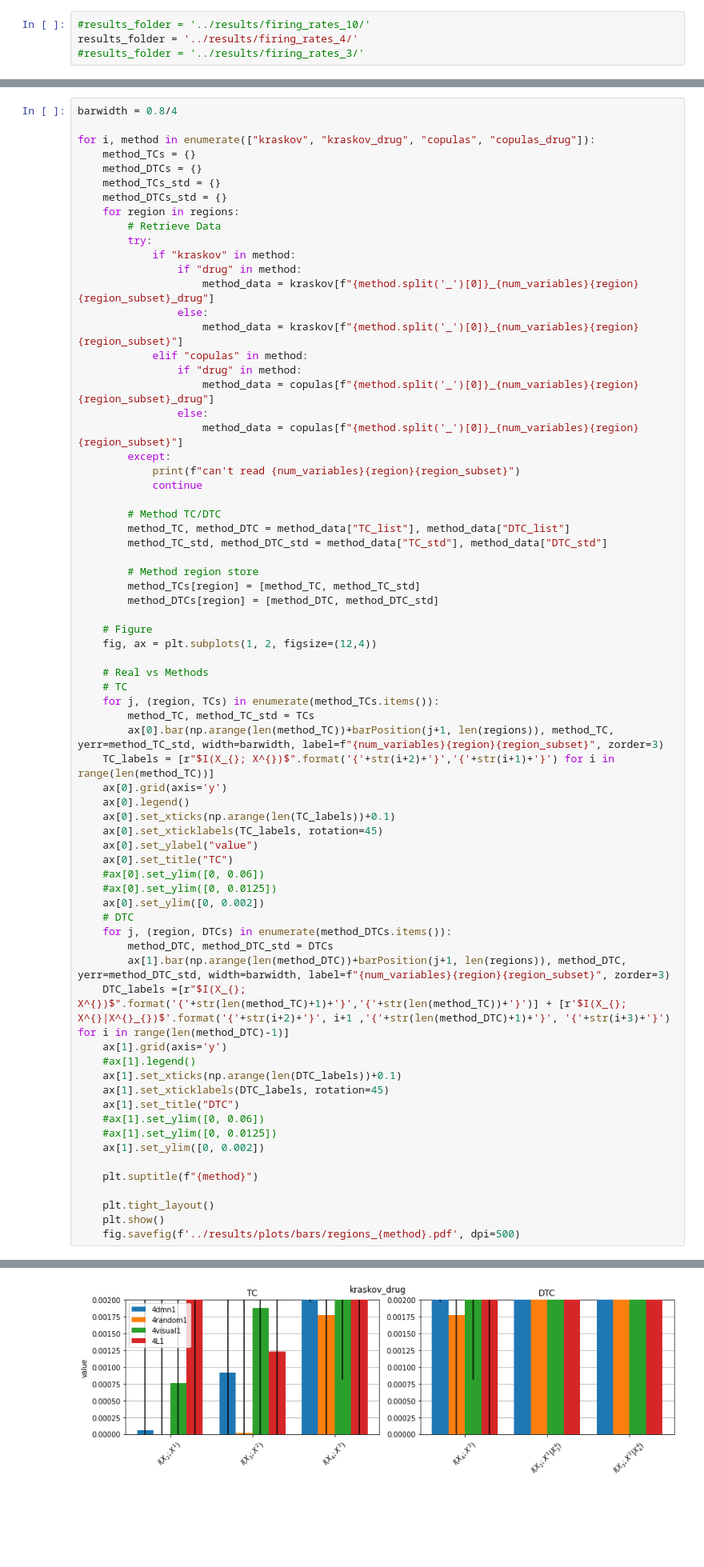
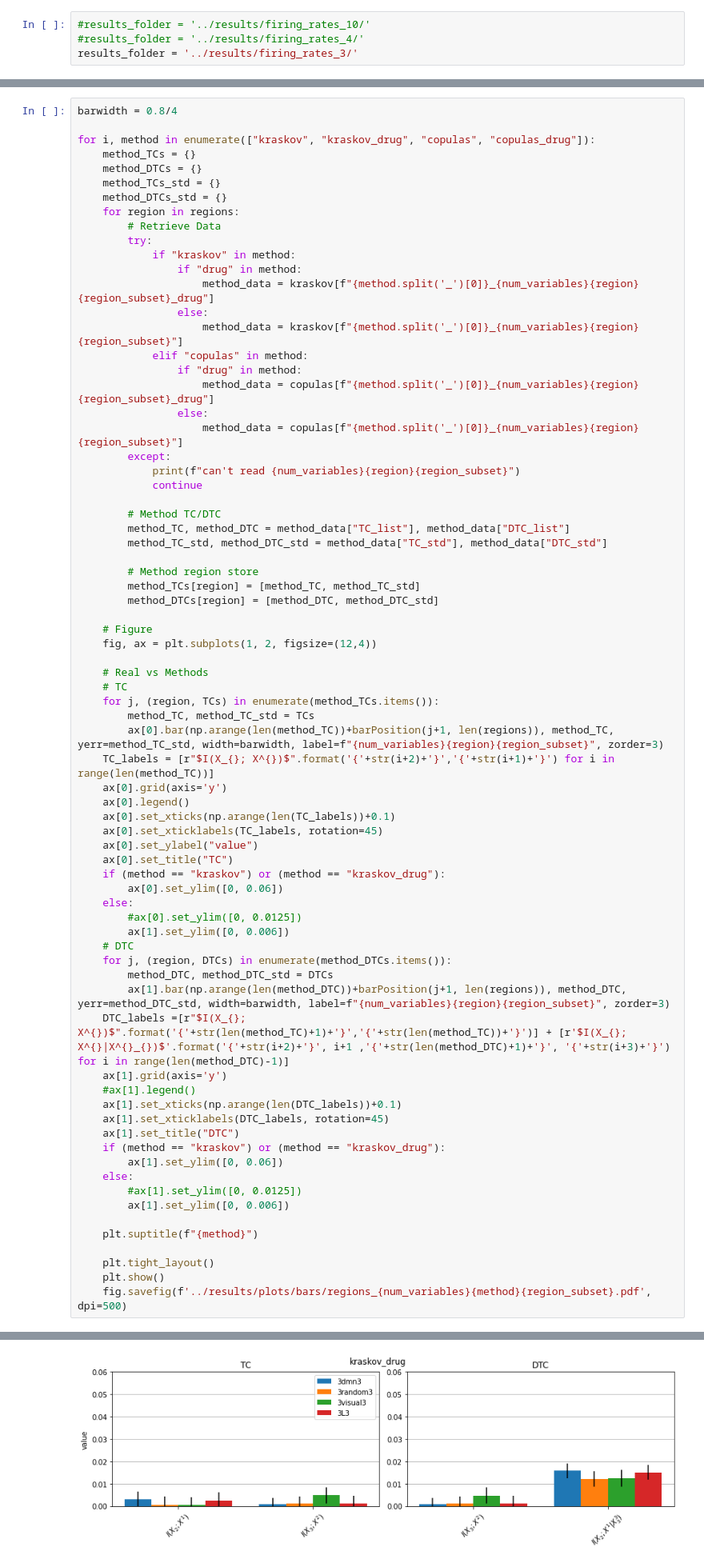
Before and after one commit to cjotade/whole-brain, a Jupyter notebook: src/MI_analysis_terms_DMF.ipynb, the cells around one changed output, grey strips where cells are left out. Shown: that part at 80% size. Saved outputs shown, nothing was run; the diff lists cells and outputs as text; blank space fills up the shorter version.

```diff
--- a/src/MI_analysis_terms_DMF.ipynb
+++ b/src/MI_analysis_terms_DMF.ipynb
@@ -4,6 +4,6 @@ import numpy as np
 import matplotlib.pyplot as plt
 # %%
 #results_folder = '../results/firing_rates_10/'
-results_folder = '../results/firing_rates_4/'
-#results_folder = '../results/firing_rates_3/'
+#results_folder = '../results/firing_rates_4/'
+results_folder = '../results/firing_rates_3/'
 # %%
@@ -211,9 +211,11 @@ for i, method in enumerate(["kraskov", "kraskov_drug", "copulas", "copulas_drug"
     ax[0].set_xticklabels(TC_labels, rotation=45)
     ax[0].set_ylabel("value")
     ax[0].set_title("TC")
-    #ax[0].set_ylim([0, 0.06])
-    #ax[0].set_ylim([0, 0.0125])
-    ax[0].set_ylim([0, 0.002])
+    if (method == "kraskov") or (method == "kraskov_drug"):
+        ax[0].set_ylim([0, 0.06])
+    else:
+        #ax[0].set_ylim([0, 0.0125])
+        ax[1].set_ylim([0, 0.006])
     # DTC
     for j, (region, DTCs) in enumerate(method_DTCs.items()):
         method_DTC, method_DTC_std = DTCs
@@ -224,13 +226,15 @@ for i, method in enumerate(["kraskov", "kraskov_drug", "copulas", "copulas_drug"
     ax[1].set_xticks(np.arange(len(DTC_labels))+0.1)
     ax[1].set_xticklabels(DTC_labels, rotation=45)
     ax[1].set_title("DTC")
-    #ax[1].set_ylim([0, 0.06])
-    #ax[1].set_ylim([0, 0.0125])
-    ax[1].set_ylim([0, 0.002])
+    if (method == "kraskov") or (method == "kraskov_drug"):
+        ax[1].set_ylim([0, 0.06])
+    else:
+        #ax[1].set_ylim([0, 0.0125])
+        ax[1].set_ylim([0, 0.006])
 
     plt.suptitle(f"{method}")
 
     plt.tight_layout()
     plt.show()
-    fig.savefig(f'../results/plots/bars/regions_{method}.pdf', dpi=500)
+    fig.savefig(f'../results/plots/bars/regions_{num_variables}{method}{region_subset}.pdf', dpi=500)
 # %% [output]
@@ -238 +242 @@ for i, method in enumerate(["kraskov", "kraskov_drug", "copulas", "copulas_drug"
-[figure, old version]
+[figure, new version]
```
Also changed, not shown: parts of 4 cells of this notebook.
